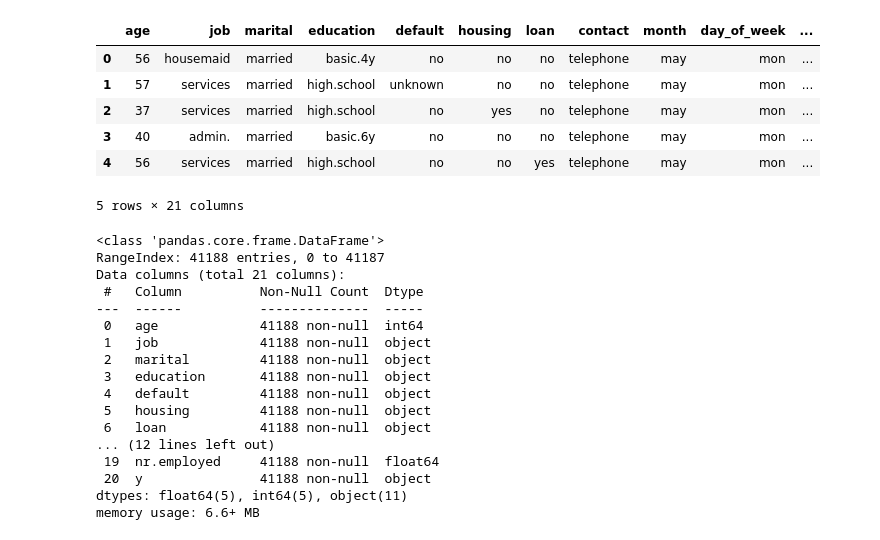
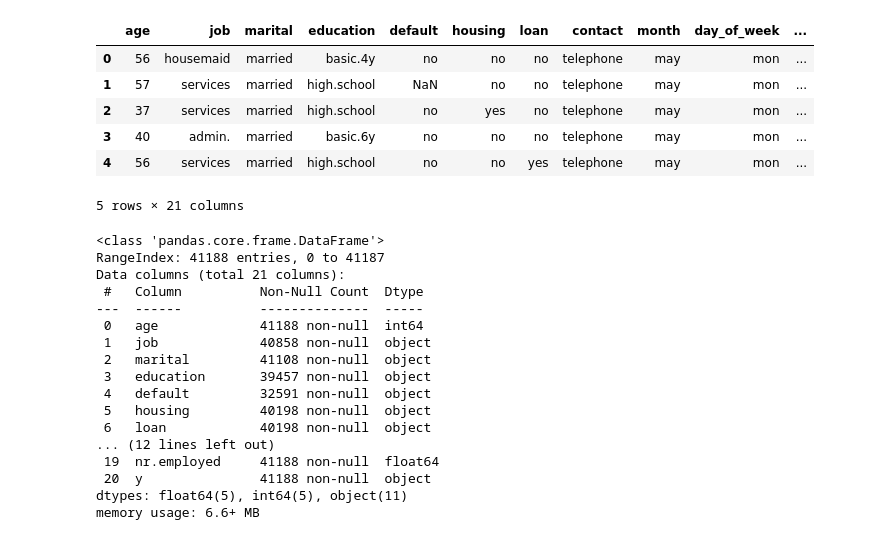
Before and after one commit to gmoysiad/bank_marketing_campaign, a Jupyter notebook: bank_marketing.ipynb, the cells around one changed output. Drawn from its saved outputs; the diff is of its cells as text; code cells hidden in the pictures.

```diff
--- a/bank_marketing.ipynb
+++ b/bank_marketing.ipynb
@@ -9,10 +9,10 @@ warnings.filterwarnings("ignore")
 # %%
-df = pd.read_csv('data/bank-additional-full.csv', delimiter=';')
+df = pd.read_csv('data/bank-additional-full.csv', delimiter=';', na_values=['unknown'])
 df.head()
 # %% [output]
 |  | age | job | marital | education | default | housing | loan | contact | month | day_of_week | ... |
 | 0 | 56 | housemaid | married | basic.4y | no | no | no | telephone | may | mon | ... |
-| 1 | 57 | services | married | high.school | unknown | no | no | telephone | may | mon | ... |
+| 1 | 57 | services | married | high.school | NaN | no | no | telephone | may | mon | ... |
 | 2 | 37 | services | married | high.school | no | yes | no | telephone | may | mon | ... |
 | 3 | 40 | admin. | married | basic.6y | no | no | no | telephone | may | mon | ... |
 | 4 | 56 | services | married | high.school | no | no | yes | telephone | may | mon | ... |
@@ -29,12 +26,12 @@ Data columns (total 21 columns):
  #   Column          Non-Null Count  Dtype
 ---  ------          --------------  -----
  0   age             41188 non-null  int64
- 1   job             41188 non-null  object
- 2   marital         41188 non-null  object
- 3   education       41188 non-null  object
- 4   default         41188 non-null  object
- 5   housing         41188 non-null  object
- 6   loan            41188 non-null  object
+ 1   job             40858 non-null  object
+ 2   marital         41108 non-null  object
+ 3   education       39457 non-null  object
+ 4   default         32591 non-null  object
+ 5   housing         40198 non-null  object
+ 6   loan            40198 non-null  object
 ... (12 lines left out)
  19  nr.employed     41188 non-null  float64
  20  y               41188 non-null  object
```
Also changed, not shown: parts of 20 cells of this notebook, 6 other files.
